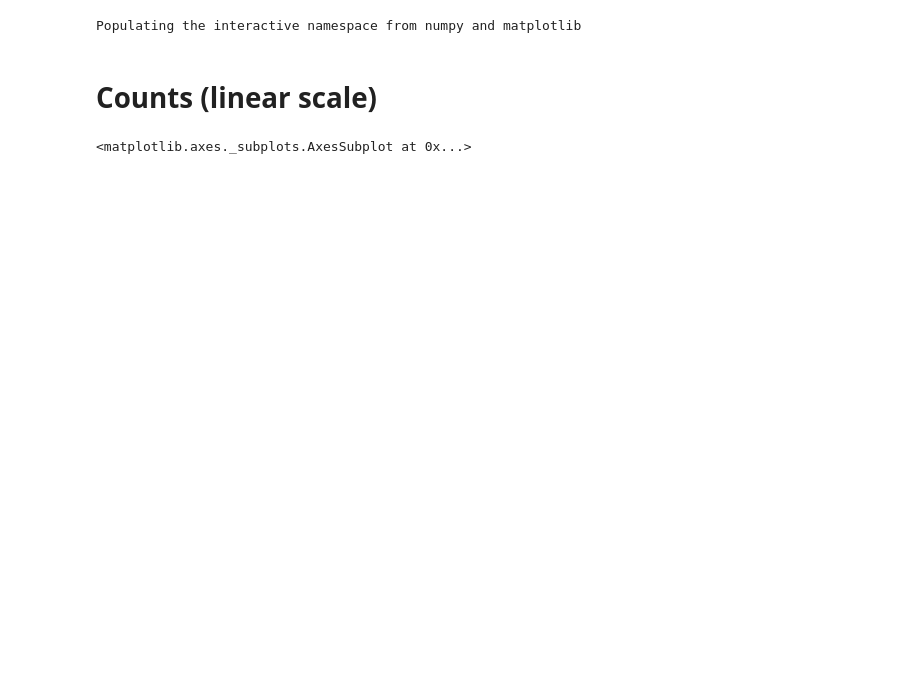
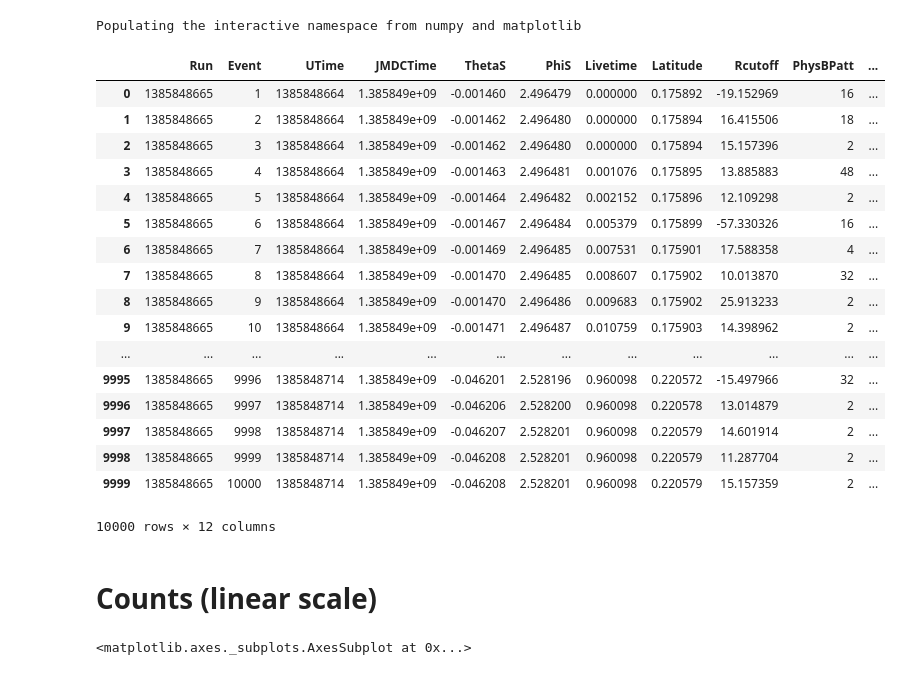
Before and after one commit to KKostya/AMSDeutons, a Jupyter notebook: Python/PhysPattB.ipynb, the cells around one changed output. Drawn from its saved outputs; the diff is of its cells as text; code cells hidden in the pictures; blank space fills up the shorter version.

```diff
--- a/Python/PhysPattB.ipynb
+++ b/Python/PhysPattB.ipynb
@@ -19,3 +20,24 @@ def get_frame(f):
 
 data = pd.concat([get_frame(f) for f in filenames])
+# %%
+data
+# %% [output]
+|  | Run | Event | UTime | JMDCTime | ThetaS | PhiS | Livetime | Latitude | Rcutoff | PhysBPatt | ... |
+| 0 | 1385848665 | 1 | 1385848664 | 1.385849e+09 | -0.001460 | 2.496479 | 0.000000 | 0.175892 | -19.152969 | 16 | ... |
+| 1 | 1385848665 | 2 | 1385848664 | 1.385849e+09 | -0.001462 | 2.496480 | 0.000000 | 0.175894 | 16.415506 | 18 | ... |
+| 2 | 1385848665 | 3 | 1385848664 | 1.385849e+09 | -0.001462 | 2.496480 | 0.000000 | 0.175894 | 15.157396 | 2 | ... |
+| 3 | 1385848665 | 4 | 1385848664 | 1.385849e+09 | -0.001463 | 2.496481 | 0.001076 | 0.175895 | 13.885883 | 48 | ... |
+| 4 | 1385848665 | 5 | 1385848664 | 1.385849e+09 | -0.001464 | 2.496482 | 0.002152 | 0.175896 | 12.109298 | 2 | ... |
+| 5 | 1385848665 | 6 | 1385848664 | 1.385849e+09 | -0.001467 | 2.496484 | 0.005379 | 0.175899 | -57.330326 | 16 | ... |
+| 6 | 1385848665 | 7 | 1385848664 | 1.385849e+09 | -0.001469 | 2.496485 | 0.007531 | 0.175901 | 17.588358 | 4 | ... |
+| 7 | 1385848665 | 8 | 1385848664 | 1.385849e+09 | -0.001470 | 2.496485 | 0.008607 | 0.175902 | 10.013870 | 32 | ... |
+| 8 | 1385848665 | 9 | 1385848664 | 1.385849e+09 | -0.001470 | 2.496486 | 0.009683 | 0.175902 | 25.913233 | 2 | ... |
+| 9 | 1385848665 | 10 | 1385848664 | 1.385849e+09 | -0.001471 | 2.496487 | 0.010759 | 0.175903 | 14.398962 | 2 | ... |
+| ... | ... | ... | ... | ... | ... | ... | ... | ... | ... | ... | ... |
+| 9995 | 1385848665 | 9996 | 1385848714 | 1.385849e+09 | -0.046201 | 2.528196 | 0.960098 | 0.220572 | -15.497966 | 32 | ... |
+| 9996 | 1385848665 | 9997 | 1385848714 | 1.385849e+09 | -0.046206 | 2.528200 | 0.960098 | 0.220578 | 13.014879 | 2 | ... |
+| 9997 | 1385848665 | 9998 | 1385848714 | 1.385849e+09 | -0.046207 | 2.528201 | 0.960098 | 0.220579 | 14.601914 | 2 | ... |
+| 9998 | 1385848665 | 9999 | 1385848714 | 1.385849e+09 | -0.046208 | 2.528201 | 0.960098 | 0.220579 | 11.287704 | 2 | ... |
+| 9999 | 1385848665 | 10000 | 1385848714 | 1.385849e+09 | -0.046208 | 2.528201 | 0.960098 | 0.220579 | 15.157359 | 2 | ... |
+10000 rows × 12 columns
 # %%
```
Also changed, not shown: parts of 5 cells of this notebook.
